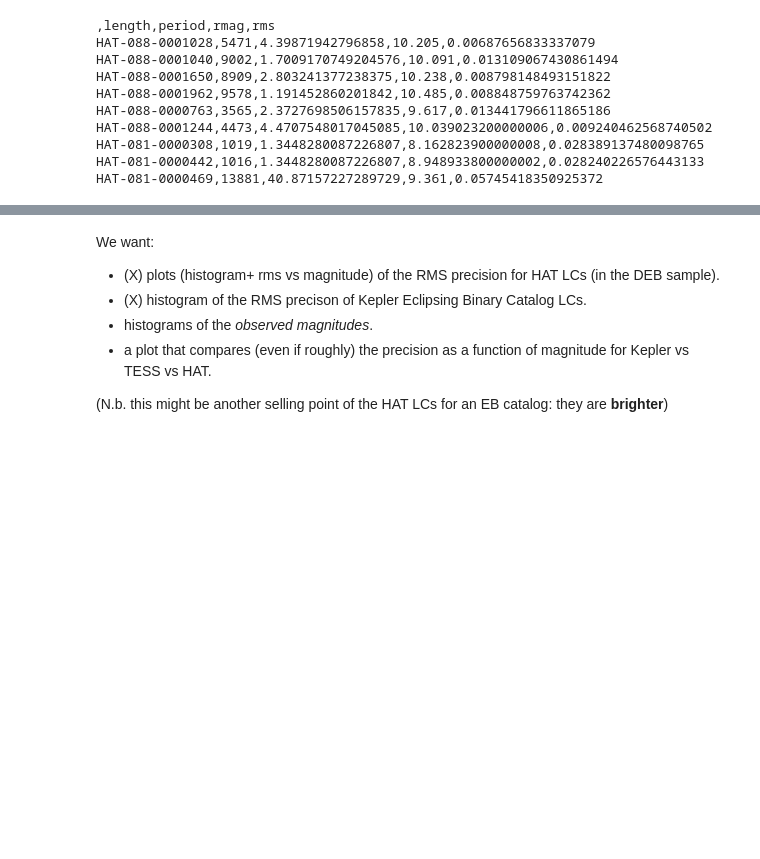
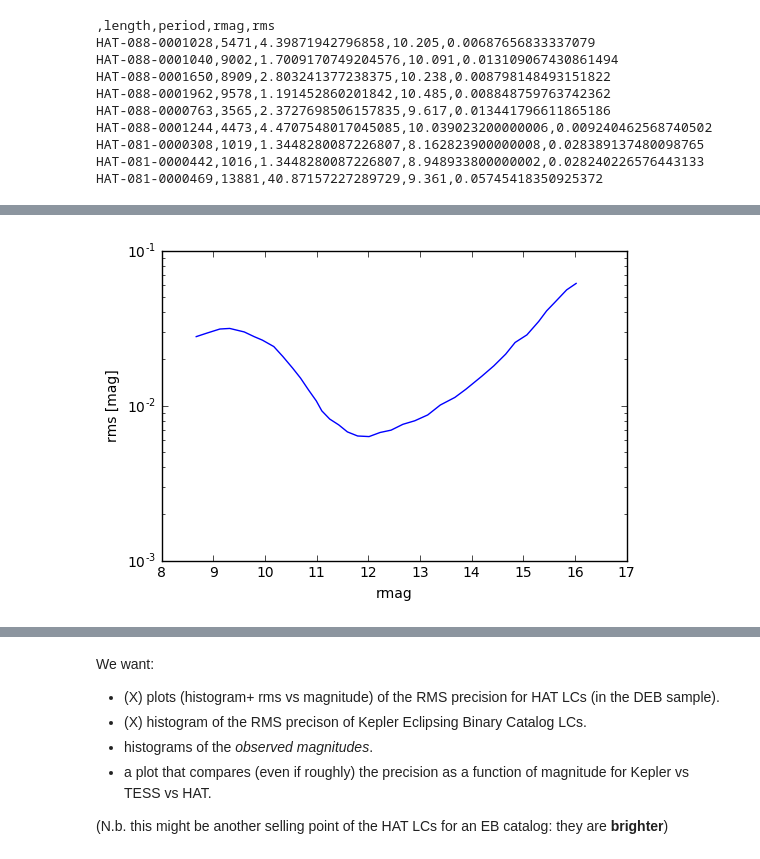
Before and after one commit to lgbouma/cbp, a Jupyter notebook: notebooks/precision_comparison.ipynb, the cells around one changed output, grey strips where cells are left out. Cells and saved outputs as stored; diff of their text form; code cells hidden in the pictures; blank space fills up the shorter version.

```diff
--- a/notebooks/precision_comparison.ipynb
+++ b/notebooks/precision_comparison.ipynb
@@ -443,0 +232,2 @@ fig.show()
+# %%
+hatdat = pd.read_csv('nb-data/HAT_rms_vs_mag.csv', names=['rmag','rms'])
@@ -443,0 +246,7 @@ fig.show()
+# %%
+fig, ax = plt.subplots()
+ax.plot(hatdat['rmag'], hatdat['rms'])
+ax.set(xlabel='rmag', ylabel='rms [mag]', yscale='log')
+fig.show()
+# %% [output]
+[figure, added]
```
Also changed, not shown: parts of 59 cells of this notebook, 1 other file.
